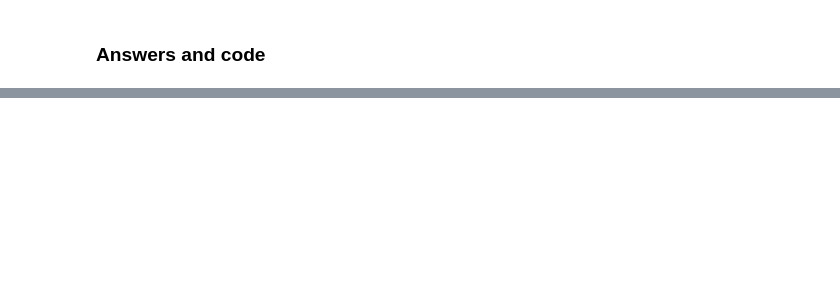
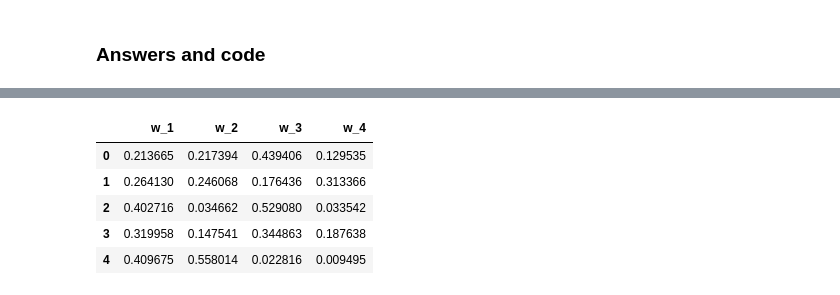
Before and after one commit to will-j-c/cqf_exam_1, a Jupyter notebook: question_1.ipynb, the cells around one changed output, grey strips where cells are left out. Saved outputs shown, nothing was run; the diff lists cells and outputs as text; code cells hidden in the pictures; blank space fills up the shorter version.

```diff
--- a/question_1.ipynb
+++ b/question_1.ipynb
@@ -169,0 +197,9 @@ N = 700
+# %%
+df.head()
+# %% [output]
+|  | w_1 | w_2 | w_3 | w_4 |
+| 0 | 0.213665 | 0.217394 | 0.439406 | 0.129535 |
+| 1 | 0.264130 | 0.246068 | 0.176436 | 0.313366 |
+| 2 | 0.402716 | 0.034662 | 0.529080 | 0.033542 |
+| 3 | 0.319958 | 0.147541 | 0.344863 | 0.187638 |
+| 4 | 0.409675 | 0.558014 | 0.022816 | 0.009495 |
```
Also changed, not shown: parts of 13 cells of this notebook, 2 other files.
